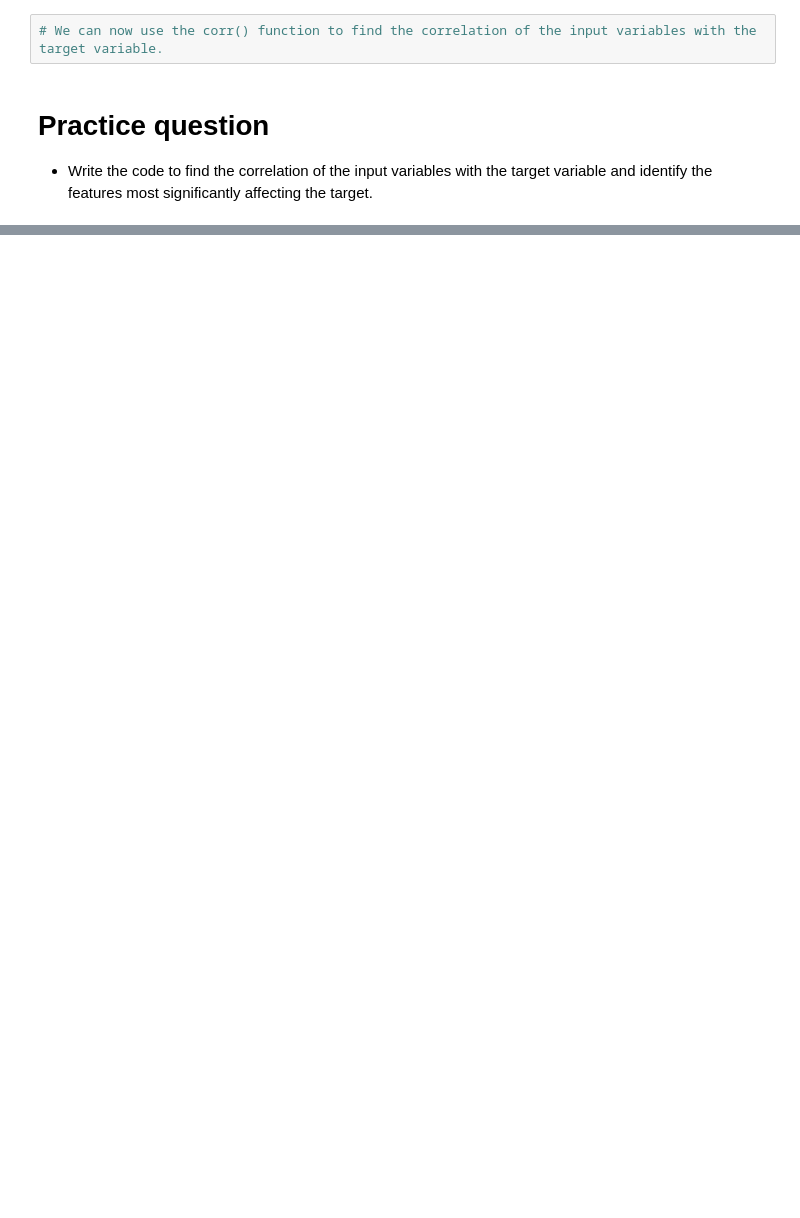
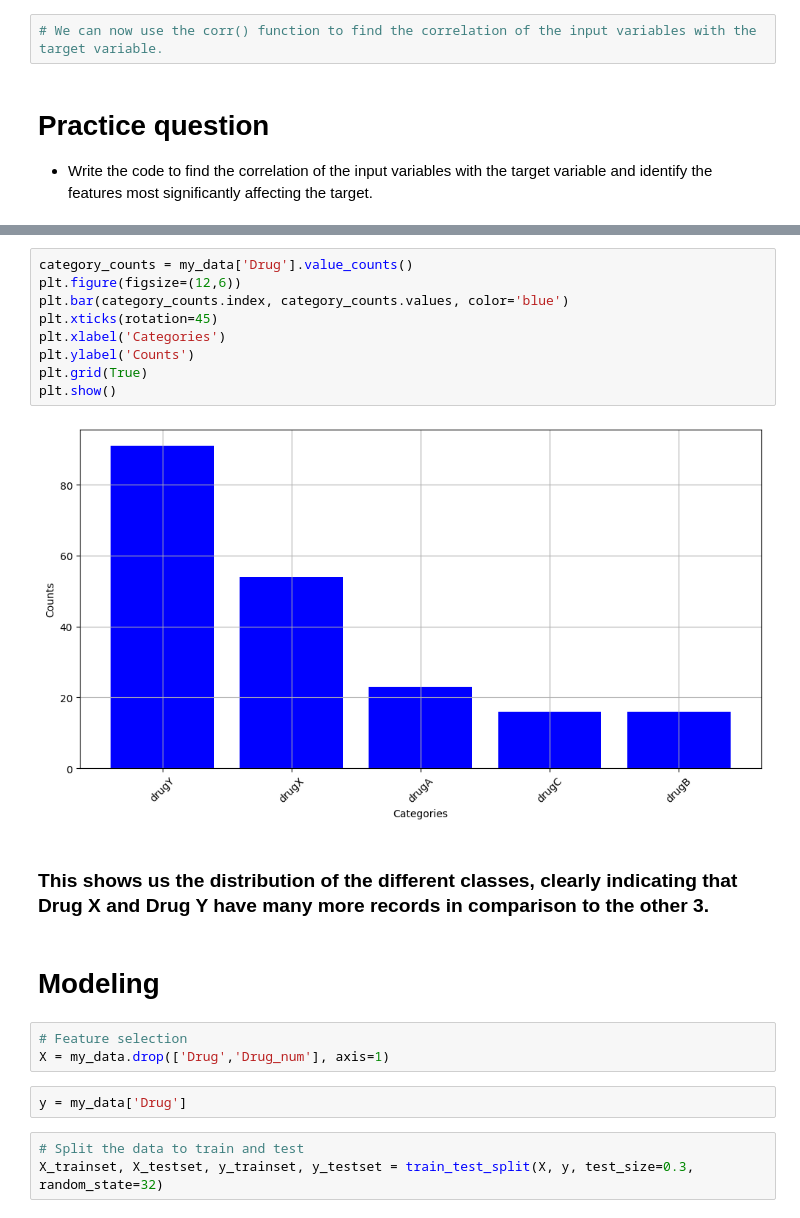
Before and after one commit to Hasan082/AI_and_Machine_learning, a Jupyter notebook: machien_learning/Classification and Regression/Decision_Trees.ipynb, the cells around one changed output, grey strips where cells are left out. Drawn from its saved outputs; the diff is of its cells as text; blank space fills up the shorter version.

Commit message:
Decision Tree plot

```diff
--- a/machien_learning/Classification and Regression/Decision_Trees.ipynb
+++ b/machien_learning/Classification and Regression/Decision_Trees.ipynb
@@ -151,0 +157,23 @@ Name: drug_num, dtype: float64
+# %%
+category_counts = my_data['Drug'].value_counts()
+plt.figure(figsize=(12,6))
+plt.bar(category_counts.index, category_counts.values, color='blue')
+plt.xticks(rotation=45)
+plt.xlabel('Categories')
+plt.ylabel('Counts')
+plt.grid(True)
+plt.show()
+# %% [output]
+[figure, added]
+# %% [markdown]
+### This shows us the distribution of the different classes, clearly indicating that Drug X and Drug Y have many more records in comparison to the other 3.
+# %% [markdown]
+# Modeling
+# %%
+# Feature selection
+X = my_data.drop(['Drug','Drug_num'], axis=1)
+# %%
+y = my_data['Drug']
+# %%
+# Split the data to train and test
+X_trainset, X_testset, y_trainset, y_testset = train_test_split(X, y, test_size=0.3, random_state=32)
```
Also changed, not shown: parts of 11 cells of this notebook.
